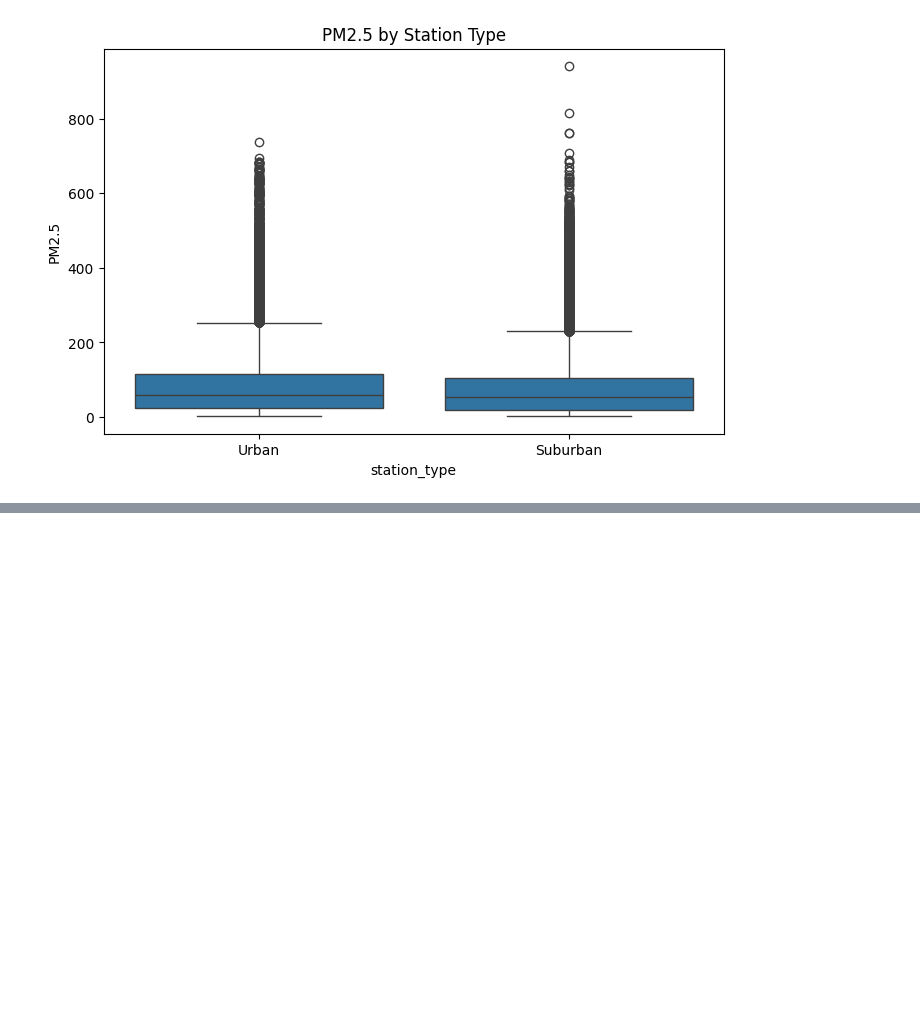
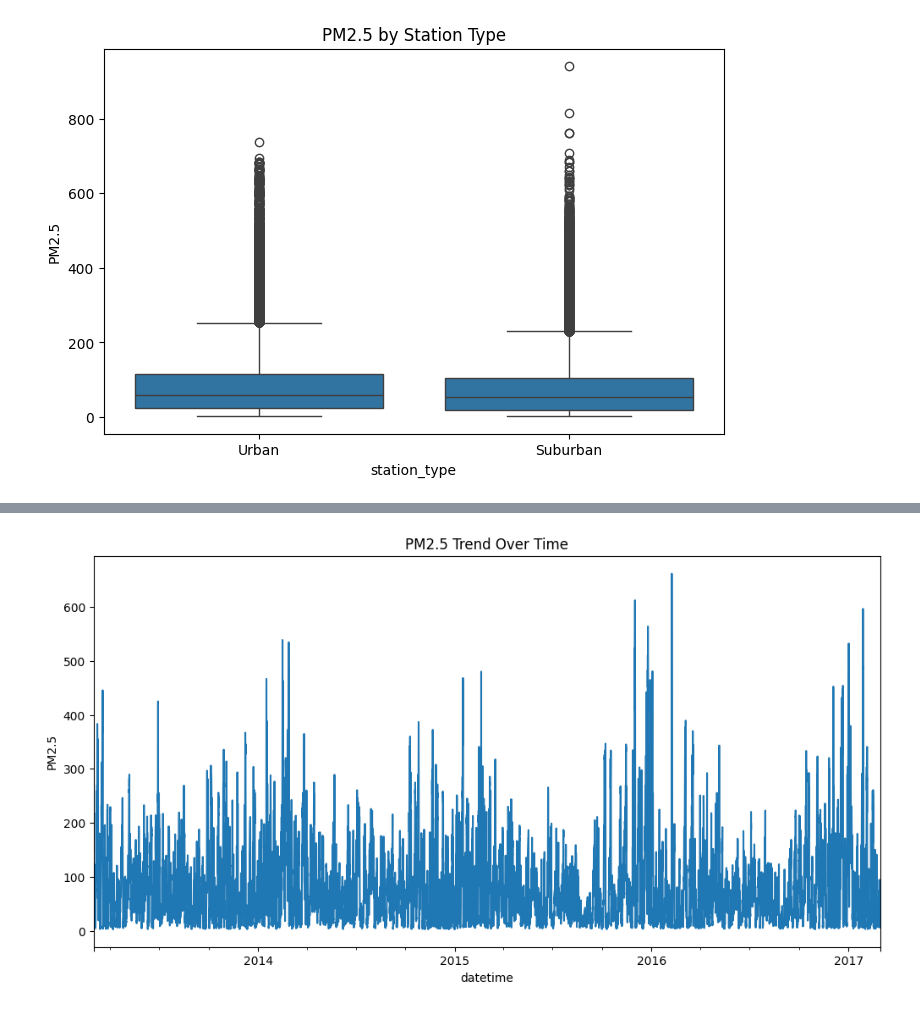
Before and after one commit to StanleyArinze/st20338478_CMP7005-PRAC1, a Jupyter notebook: CMP7005.ipynb, the cells around one changed output, grey strips where cells are left out. Drawn from its saved outputs; the diff is of its cells as text; code cells hidden in the pictures; blank space fills up the shorter version.

```diff
--- a/CMP7005.ipynb
+++ b/CMP7005.ipynb
@@ -380,0 +403,8 @@ plt.show()
+# %%
+plt.figure(figsize=(12,6))
+air_df.groupby("datetime")["PM2.5"].mean().plot()
+plt.title("PM2.5 Trend Over Time")
+plt.ylabel("PM2.5")
+plt.show()
+# %% [output]
+[figure, added]
```
Also changed, not shown: parts of 4 cells of this notebook.
